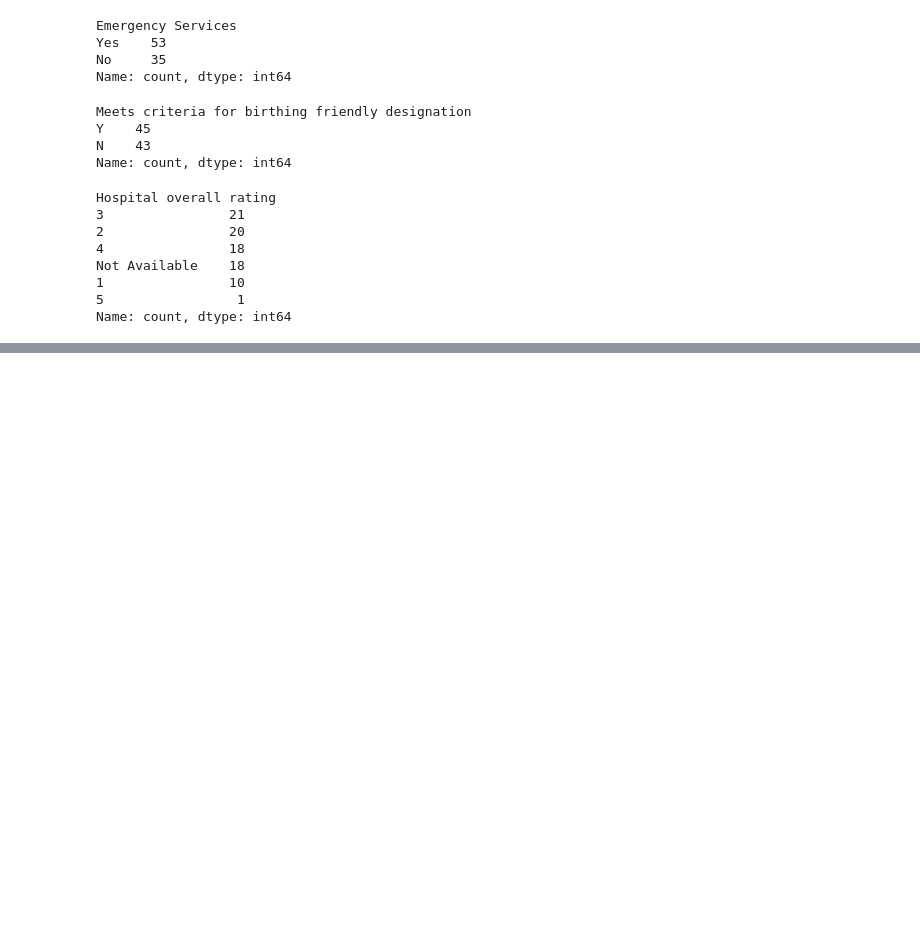
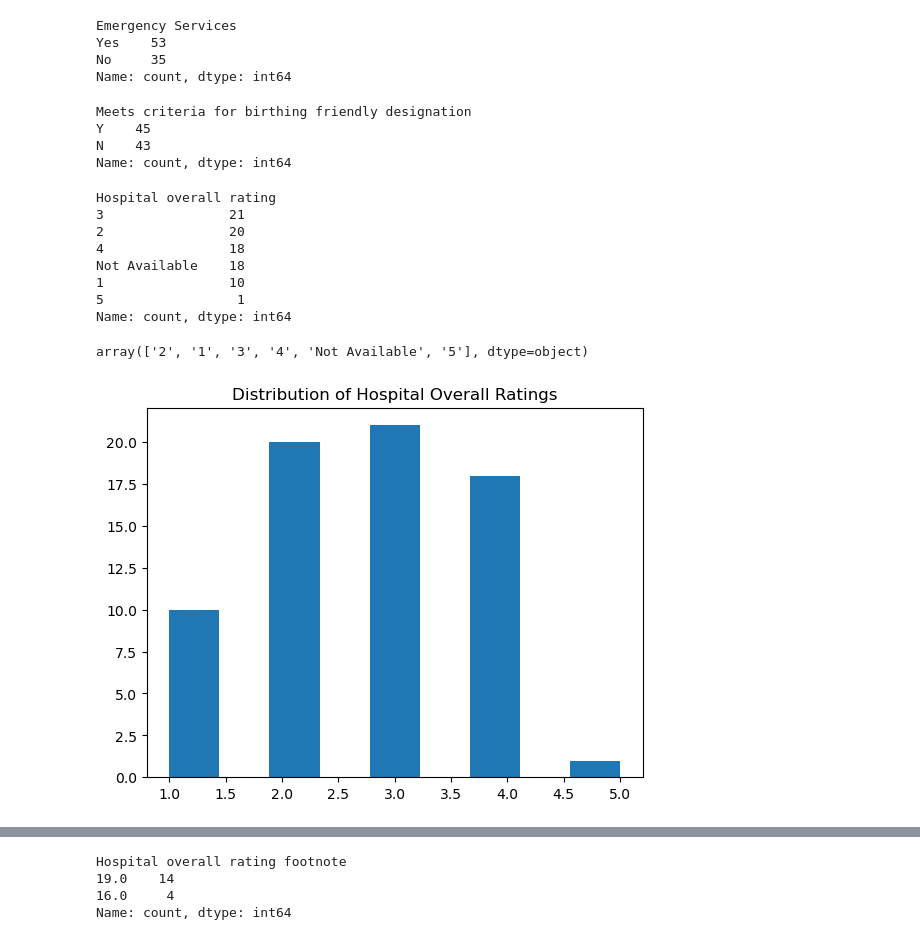
Before and after one commit to davidmertenjones/ist-303-team-kanto-project, a Jupyter notebook: HospitalGenInfo/Hospital_Information.ipynb, the cells around one changed output, grey strips where cells are left out. Saved outputs shown, nothing was run; the diff lists cells and outputs as text; code cells hidden in the pictures; blank space fills up the shorter version.

Commit message:
calHHS and Hospital info EDA

```diff
--- a/HospitalGenInfo/Hospital_Information.ipynb
+++ b/HospitalGenInfo/Hospital_Information.ipynb
@@ -142,6 +141,21 @@ Not Available    18
 1                10
 5                 1
 Name: count, dtype: int64
+# %%
+df_la['Hospital overall rating'].unique()
+# %% [output]
+array(['2', '1', '3', '4', 'Not Available', '5'], dtype=object)
+# %%
+df_la['Hospital overall rating'] = df_la['Hospital overall rating'].apply(lambda x: x.replace('Not Available', '-1'))
+df_la['Hospital overall rating'] = df_la['Hospital overall rating'].apply(lambda x: int(x))
+# %%
+import matplotlib.pyplot as plt
+plt.hist(df_la[df_la['Hospital overall rating'] > 0]['Hospital overall rating'],
+        bins=9)
+plt.title('Distribution of Hospital Overall Ratings')
+plt.show()
+# %% [output]
+[figure, added]
 # %%
 df_la[df_la['Hospital overall rating'] == '5']
 # %% [output]
@@ -163,3 +177,10 @@ df_la[df_la['Hospital overall rating'] == '1']
 | 60 | 050737 | GARFIELD MEDICAL CENTER | 525 N GARFIELD AVE | MONTEREY PARK | CA | 91754 | LOS ANGELES | (626) 573-2222 | ... |
 | 67 | 050771 | COAST PLAZA HOSPITAL | 13100 STUDERBAKER ROAD | NORWALK | CA | 90650 | LOS ANGELES | (562) 868-3751 | ... |
 10 rows × 38 columns
+# %%
+df_la['Hospital overall rating footnote'].value_counts()
+# %% [output]
+Hospital overall rating footnote
+19.0    14
+16.0     4
+Name: count, dtype: int64
```
Also changed, not shown: parts of 3 cells of this notebook.
